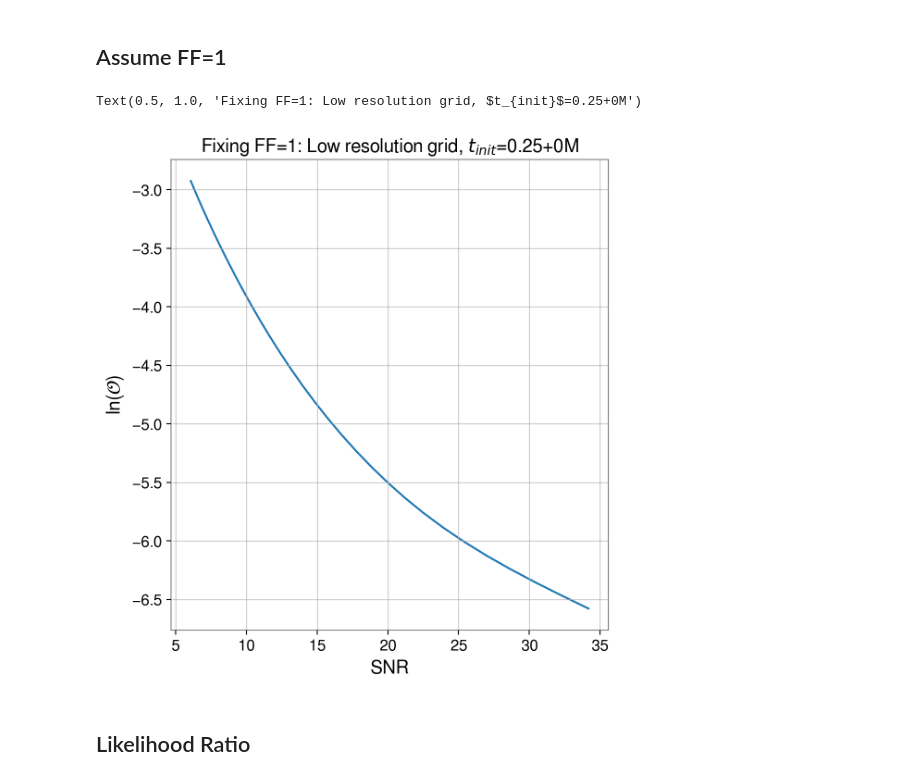
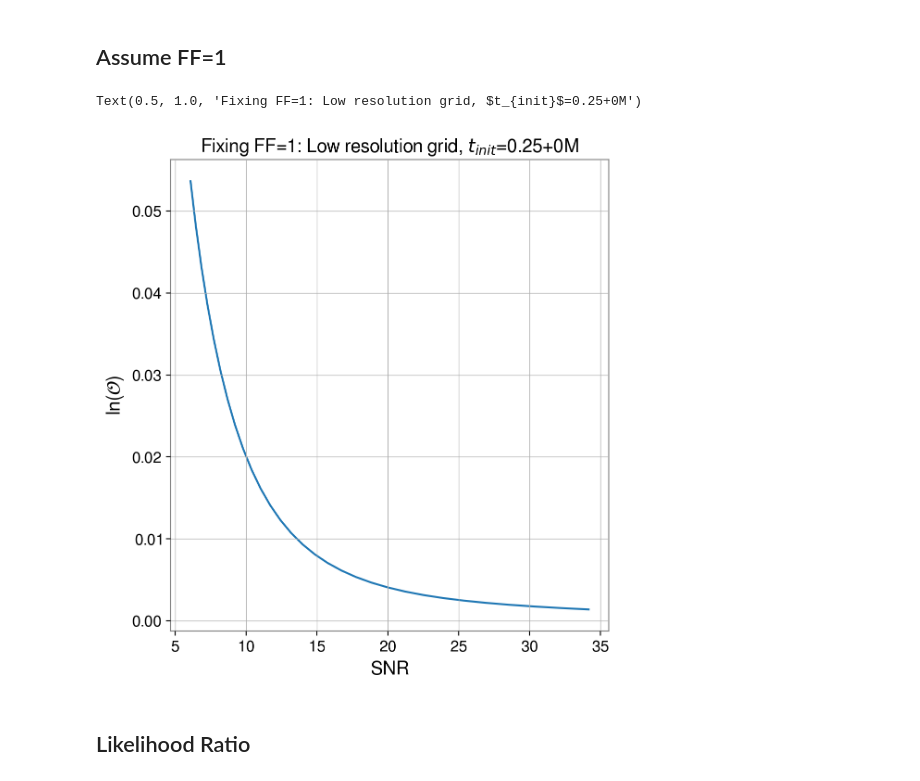
Before and after one commit to Sizheng-Ma/qnm_filter, a Jupyter notebook: code_demo/Computing_OF.ipynb, the cells around one changed output. Saved outputs shown, nothing was run; the diff lists cells and outputs as text; code cells hidden in the pictures.

```diff
--- a/code_demo/Computing_OF.ipynb
+++ b/code_demo/Computing_OF.ipynb
@@ -66,3 +59,16 @@ temp_acf[0] = 1*1e-23**2
 fit.acfs['H1'] = qnm_filter.RealData(temp_acf, index = fit.acfs['H1'].index)
 fit.cholesky_decomposition()
 fit.first_index()
+# %%
+#Sanity check plots:
+
+# fit.original_data['H1'].plot()
+# pl.xlim(-0.02, 0.02)
+# pl.show()
+
+fit.add_filter(mass=50, chi=0.7, model_list=[(2,2,0,'p')])
+pl.semilogy(fit.original_data['H1'].index, abs(fit.original_data['H1'].values))
+pl.semilogy(fit.filtered_data['H1'].index, abs(fit.filtered_data['H1'].values))
+pl.xlim(-0.02, 0.02)
+pl.ylim(1e-30, 1e-20)
+pl.show()
@@ -84,3 +95,5 @@ nofilt_evidence = qnm_filter.evidence_parallel(fit,0,1,0,massspace, chispace, nu
 
 ln_BF = evidence - nofilt_evidence
 occams = (np.count_nonzero(likelihood_data>credible_region)/len(mass_grid.flatten()))
+FF = np.sqrt(1-(2/SNR**2)*(ln_BF-np.log(occams)))
+FF
@@ -129,17 +146,18 @@ pl.legend()
 # %% [markdown]
 ## OF vs SNR
 # %%
+#Low resolution
 snr_points = 30
 scaling_arr = np.logspace(-0.5, 1, snr_points)
 
-delta_mass = 0.5
-delta_chi = 0.01
+delta_mass = 2.0
+delta_chi = 0.05
 massspace = np.arange(10, 100, delta_mass)
 chispace = np.arange(0.0, 0.99, delta_chi)
 mass_grid, chi_grid = np.meshgrid(massspace, chispace)
 
 [lnBF_arr, occams_arr, SNR_arr, FF_arr] = [np.empty(snr_points) for i in range(4)]
-time_offset = 5
+time_offset = 0
 
 for i, scale in enumerate(scaling_arr):
     data = signal + .5*noise
@@ -225,7 +308,7 @@ massspace = np.arange(10, 100, delta_mass)
 chispace = np.arange(0.0, 0.99, delta_chi)
 mass_grid, chi_grid = np.meshgrid(massspace, chispace)
 
-[lnBF_arr, lnOccams_arr, SNR_arr] = [np.empty(snr_points) for i in range(3)]
+[lnBF_fixed, lnOccams_fixed, SNR_fixed] = [np.empty(snr_points) for i in range(3)]
 time_offset = 0
 
 for i, scale in enumerate(scaling_arr):
@@ -262,19 +345,19 @@ for i, scale in enumerate(scaling_arr):
     ln_BF = evidence - nofilt_evidence
     ln_occams = ln_BF-SNR**2/2
 
-    lnBF_arr[i] = ln_BF
-    lnOccams_arr[i] = ln_occams
-    SNR_arr[i] = SNR
+    lnBF_fixed[i] = ln_BF
+    lnOccams_fixed[i] = ln_occams
+    SNR_fixed[i] = SNR
 # %%
-pl.plot(SNR_arr, lnOccams_arr)
+pl.plot(SNR_fixed, np.exp(lnOccams_fixed))
 # pl.plot(SNR_arr, occams_fit[0]*SNR_arr+occams_fit[1])
 pl.xlabel("SNR")
 pl.ylabel("ln($\mathcal{O}$)")
 # pl.text(15.5, -2.2, r'ln($\mathcal{O}$)=%.2f $\times$ SNR %.2f' %(occams_fit[0], occams_fit[1]))
 pl.title("Fixing FF=1: Low resolution grid, $t_{init}$=0.25+%gM" % time_offset)
 # %% [output]
 Text(0.5, 1.0, 'Fixing FF=1: Low resolution grid, $t_{init}$=0.25+0M')
-[figure, old version]
+[figure, new version]
 # %% [markdown]
 ## Likelihood Ratio
 # %%
```
Also changed, not shown: parts of 41 cells of this notebook, 3 other files.
